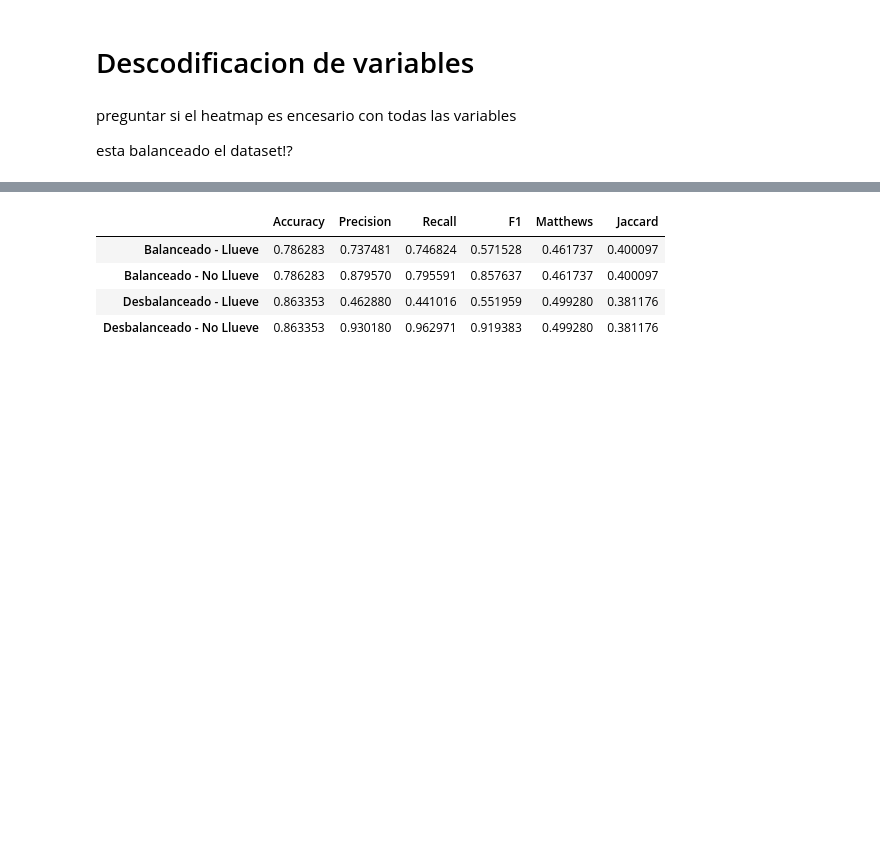
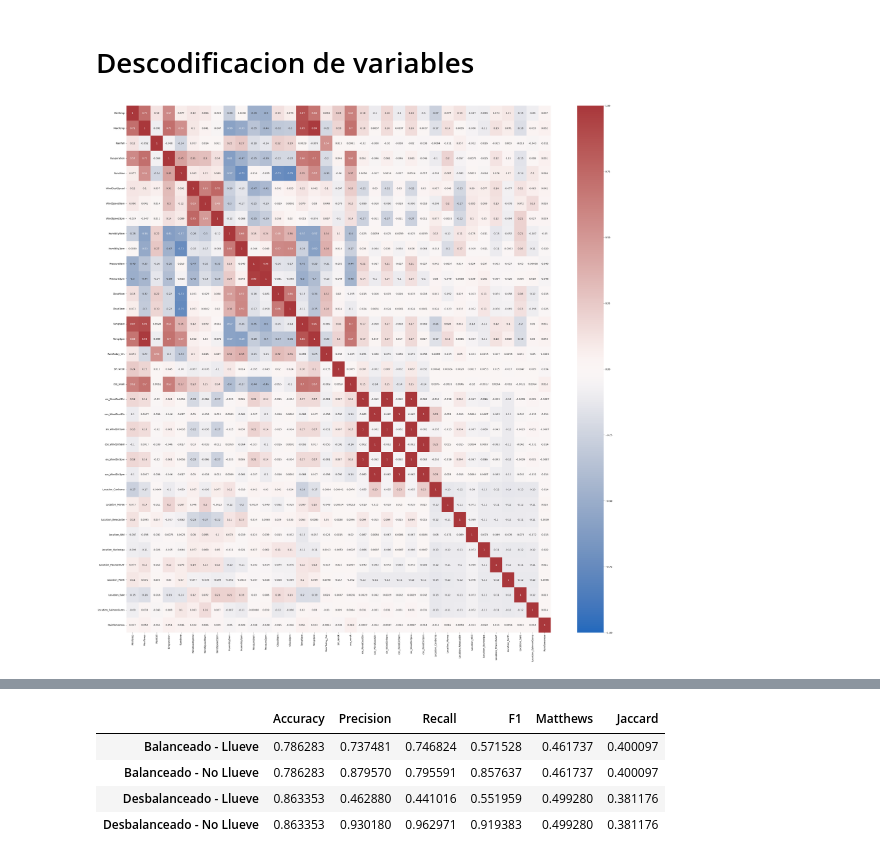
Before and after one commit to nacho-gonz/AA1-TUIA-Gonzalez-Noir, a Jupyter notebook: TP-ClasificacionAA1.ipynb, the cells around one changed output, grey strips where cells are left out. Cells and saved outputs as stored; diff of their text form; code cells hidden in the pictures; blank space fills up the shorter version.

```diff
--- a/TP-ClasificacionAA1.ipynb
+++ b/TP-ClasificacionAA1.ipynb
@@ -251,7 +251,7 @@ x_test['WindDir9am'] = x_test['WindDir9am'].replace(puntos_8)
 x_test['WindDir3pm'] = x_test['WindDir3pm'].replace(puntos_8)
 # %%
 x_train_modif['Date'] = pd.to_datetime(x_train_modif['Date'])
-x_train_modif['week_year'] = x_train_modif['Date'].dt.strftime('%U')
+x_train_modif['week_year'] = pd.DatetimeIndex(x_train_modif['Date']).strftime('%U')
 
 x_test['Date'] = pd.to_datetime(x_test['Date'])
 x_test['week_year'] = x_test['Date'].dt.strftime('%U')
@@ -265,11 +265,11 @@ x_train_modif[['Location', 'WindGustDir', 'WindDir9am', 'WindDir3pm']] = enc.tra
 
 x_test[['Location', 'WindGustDir', 'WindDir9am', 'WindDir3pm']] = enc.transform(x_test[['Location', 'WindGustDir', 'WindDir9am', 'WindDir3pm']])
 
-x_train_modif['week_year'] = x_train_modif['week_year'].astype(int)
+# x_train_modif['week_year'] = x_train_modif['week_year'].astype(int)
 
 
-x_train_modif.drop('Date', axis=1, inplace=True)
-x_test.drop('Date', axis=1, inplace=True)
+# x_train_modif.drop('Date', axis=1, inplace=True)
+# x_test.drop('Date', axis=1, inplace=True)
 # %%
 x_train_codif = pd.get_dummies(data=x_train_modif ,columns=["RainToday"], drop_first=True)
 x_test_codif = pd.get_dummies(data=x_test, columns=["RainToday"], drop_first=True)
@@ -384,12 +390,10 @@ x_test_procesado = codificar_variables(x_test_merge_imp)
 df_train_completo = x_train_procesado.copy()
 df_train_completo['RainTomorrow'] = y_train_codif
 # %%
-#matriz_completa = df_train_completo.corr()
-#
-#fig, ax = plt.subplots(figsize=(40,40))
-#sns.heatmap(matriz_completa, annot=True, vmax=1, vmin=-1, cmap='vlag')
-#plt.show()
+matriz_completa = df_train_completo.corr()
+
+fig, ax = plt.subplots(figsize=(40,40))
+sns.heatmap(matriz_completa, annot=True, vmax=1, vmin=-1, cmap='vlag')
+plt.show()
+# %% [output]
+[figure, added]
-# %% [markdown]
-preguntar si el heatmap es encesario con todas las variables
-
-esta balanceado el dataset!?
```
Also changed, not shown: parts of 17 cells of this notebook.
